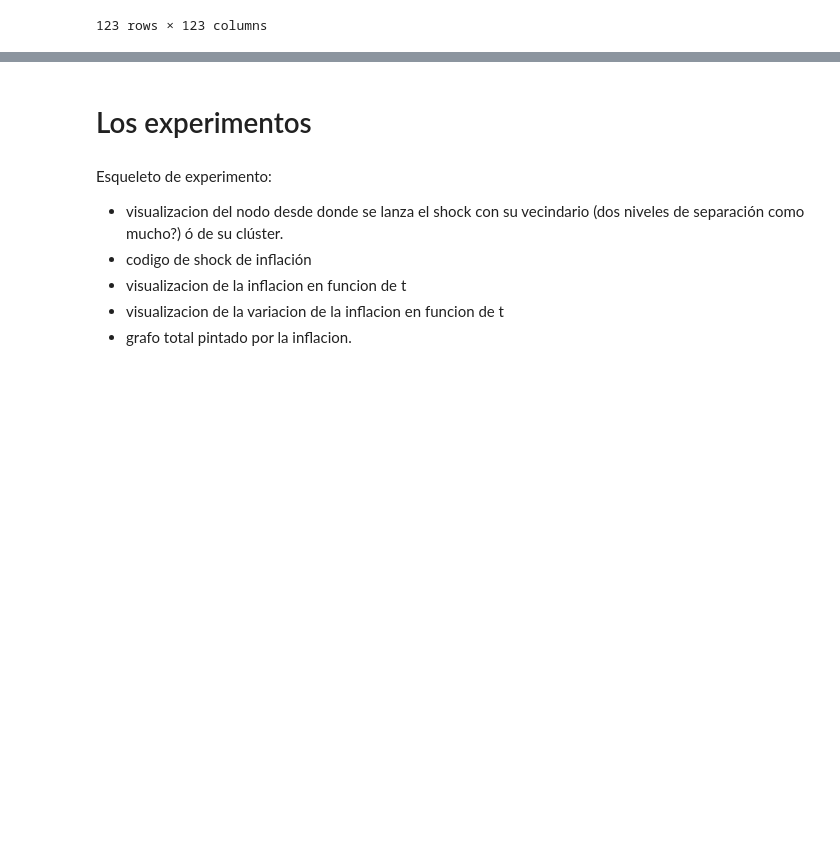
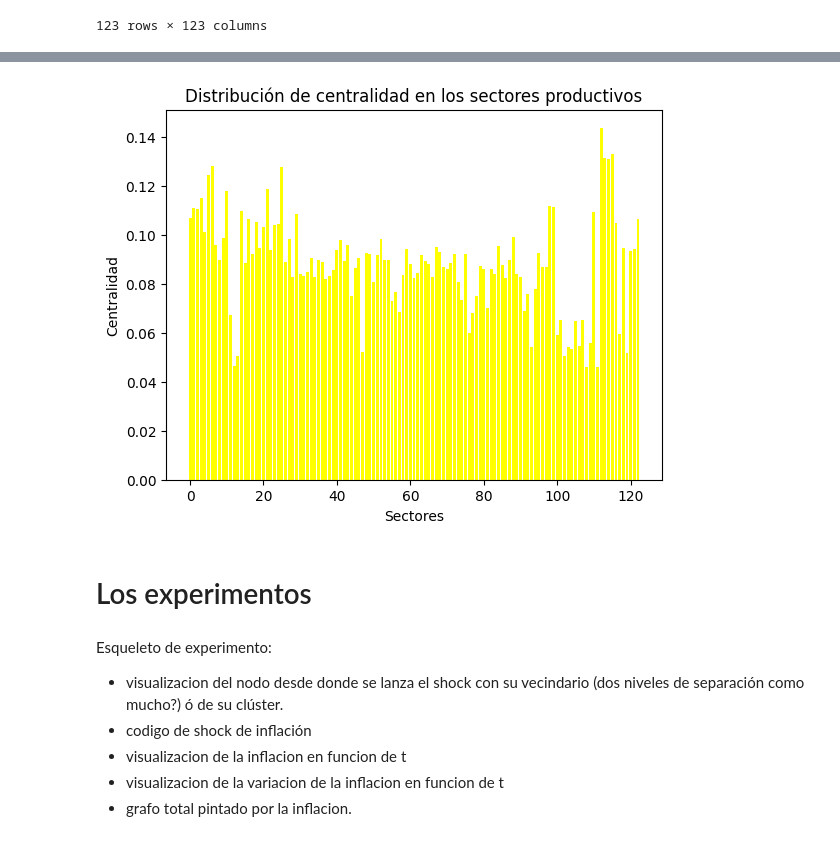
Before and after one commit to akielbowicz/tp-msscae-2024, a Jupyter notebook: notebooks/exposicion.ipynb, the cells around one changed output, grey strips where cells are left out. Drawn from its saved outputs; the diff is of its cells as text; code cells hidden in the pictures; blank space fills up the shorter version.

```diff
--- a/notebooks/exposicion.ipynb
+++ b/notebooks/exposicion.ipynb
@@ -97,3 +132,15 @@ mip
+# %%
+centrality = nx.eigenvector_centrality(G, max_iter=1000) #Funcion para sacar colores lindos para el grafo.
+values = np.array(list(centrality.values()))
+
+plt.bar(nodos, values, color ='yellow')
+plt.title('Distribución de centralidad de autovectores en los sectores productivos')
+plt.ylabel('Centralidad')
+plt.xlabel('Sectores')
+plt.show()
+plt.close()
+# %% [output]
+[figure, added]
 # %%
 # Visualización del grafo con todos los nodos distribuidos y legibles.
 # %%
```
Also changed, not shown: parts of 3 cells of this notebook, 1 other file.
